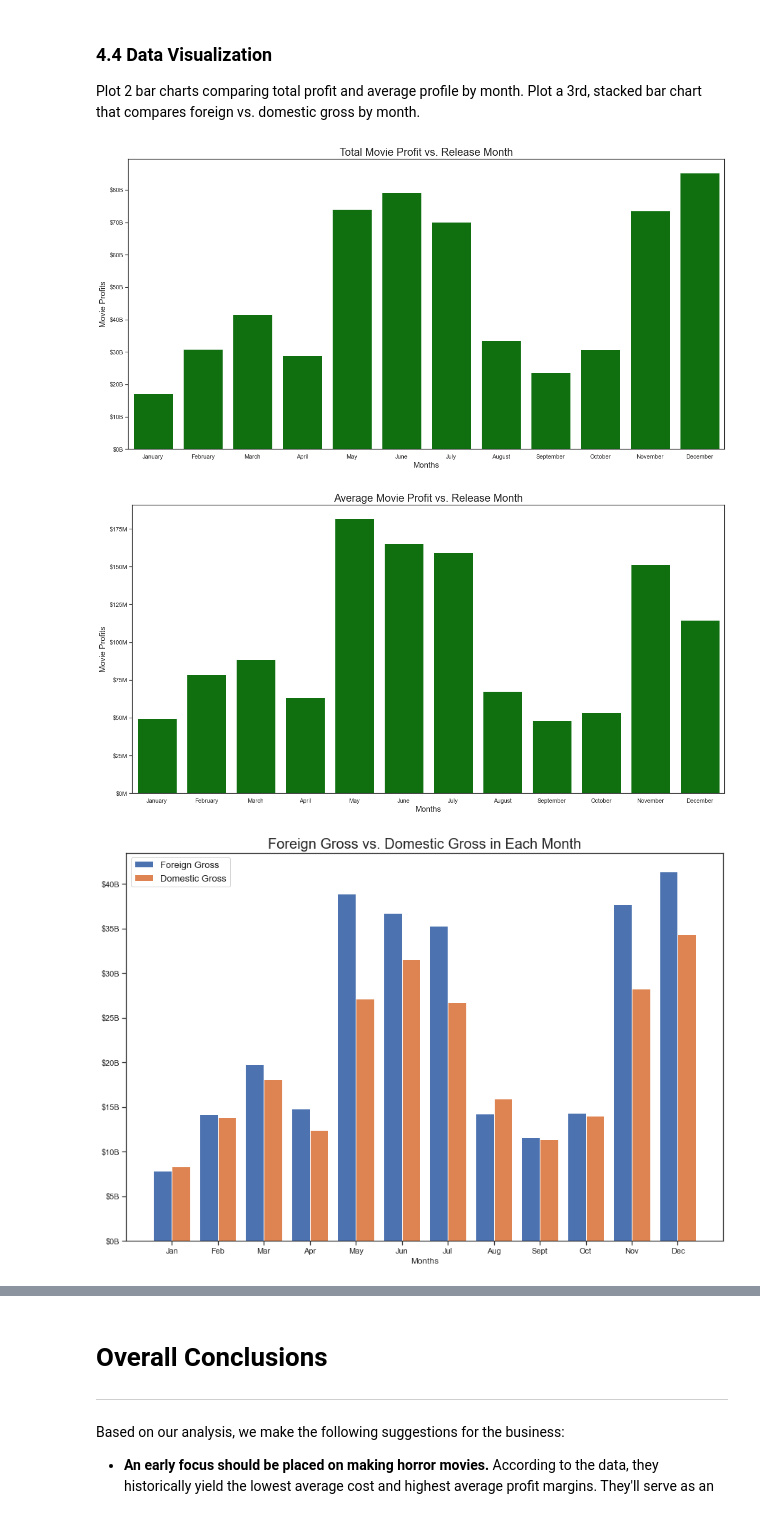
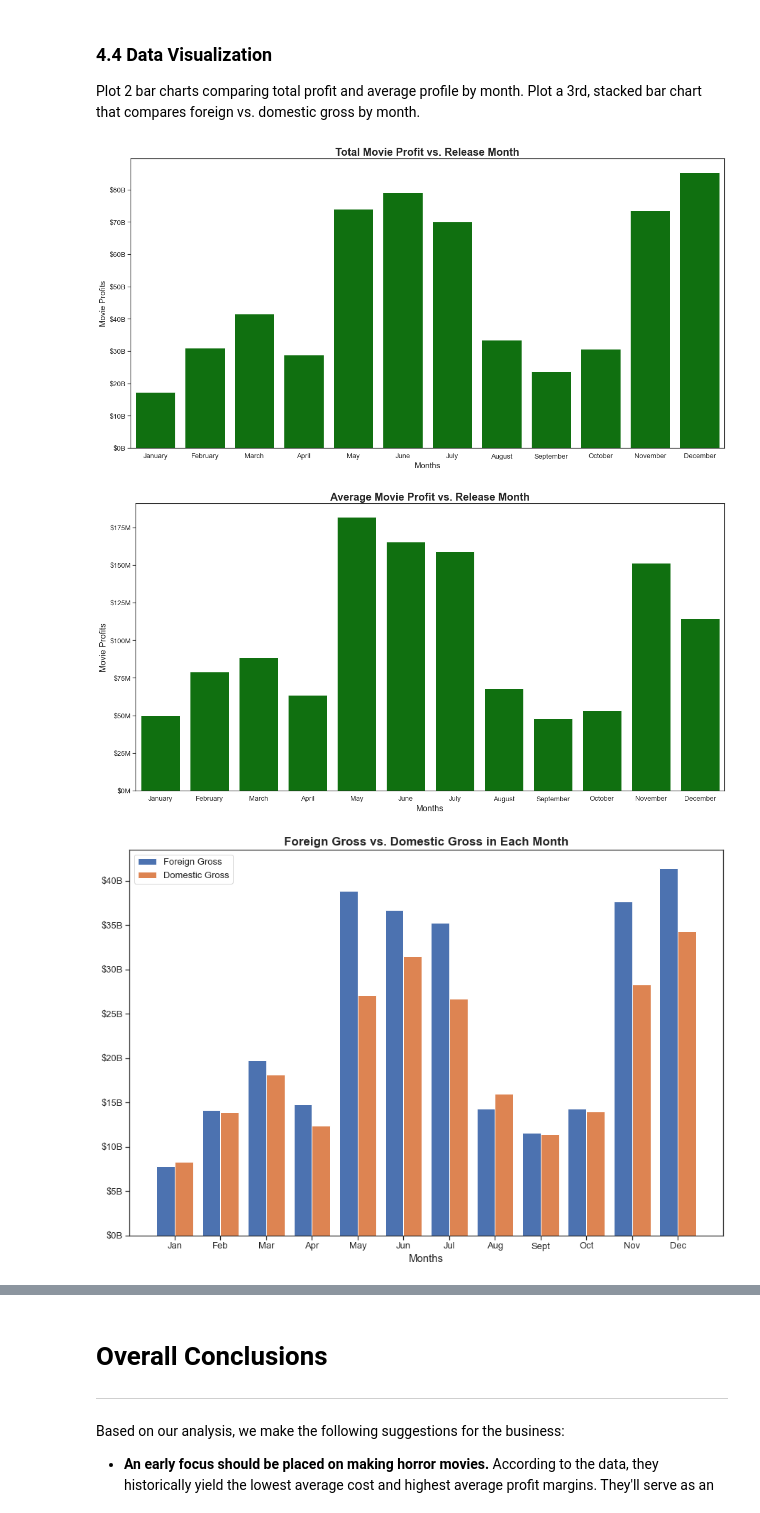
Before and after one commit to sumed-h/microsoft-studio-movie-analysis, a Jupyter notebook: Group_4_Notebook_FINAL.ipynb, the cells around one changed output, grey strips where cells are left out. Drawn from its saved outputs; the diff is of its cells as text; code cells hidden in the pictures.

```diff
--- a/Group_4_Notebook_FINAL.ipynb
+++ b/Group_4_Notebook_FINAL.ipynb
@@ -161,6 +161,8 @@ We plot a bar chart to compare the genre subgroups against each other. A second
 # Plot histogram highlighting Top 50 movies w/ highest GM by genre
 genre_hist = sns.histplot(data=top_50_genres, y='genre_sorted', hue="genre_sorted", legend=False)
 sns.set(rc={'figure.figsize':(12,9)})
+sns.set_style('white')
+plt.rcParams['xtick.bottom'] = True
 plt.xlabel('Number of Movies', size=14)
 plt.ylabel('Genre', size=14)
 plt.title('Top 50 Movies with Highest Profit Margins\n(last 20 years, minimum $1M gross revenue)',
@@ -1273,14 +1273,16 @@ sns.barplot(x = profit_vs_monthsum['release_month'],
             y = profit_vs_monthsum['movie_profit'],
             color = 'green')
 sns.set_style("white")
-plt.title("Total Movie Profit vs. Release Month", fontsize= 20)
+plt.title("Total Movie Profit vs. Release Month", fontsize=20, weight=900)
 plt.ylabel("Movie Profits", fontsize= 15)
 plt.xlabel("Months", fontsize=15)
+plt.xticks(fontsize=13)
+plt.yticks(fontsize=13)
 ax.tick_params(left=True, bottom=False)
 formatter = FuncFormatter(ten_billions)
 ax.yaxis.set_major_formatter(formatter);
 # %% [output]
-[figure, old version]
+[figure, new version]
 # %%
 # Plot average profit vs month (bar chart)
 from matplotlib.ticker import FuncFormatter
@@ -1293,42 +1295,45 @@ sns.barplot(x = profit_vs_monthmean['release_month'],
             y = profit_vs_monthmean['movie_profit'],
             color = 'green')
 sns.set_style("white")
-plt.title("Average Movie Profit vs. Release Month", fontsize= 20)
-plt.ylabel("Movie Profits", fontsize= 15)
-plt.xlabel("Months", fontsize=15)
+plt.title("Average Movie Profit vs. Release Month", fontsize=20, weight=900)
+plt.ylabel("Movie Profits", fontsize=16)
+plt.xlabel("Months", fontsize=16)
+plt.xticks(fontsize=13)
+plt.yticks(fontsize=13)
 ax.tick_params(left=True, bottom=False)
 formatter = FuncFormatter(hun_millions)
 ax.yaxis.set_major_formatter(formatter);
 # %% [output]
-[figure, old version]
+[figure, new version]
 # %%
 # Replace XFG & ZDG & make double bar chart bigger
 # Add units on ylabel
 
 from matplotlib.ticker import FuncFormatter
 
 X = ['Jan','Feb','Mar','Apr', 'May', 'Jun', 'Jul', 'Aug', 'Sept', 'Oct', 'Nov', 'Dec']
 XFG = [7.847130e+09, 1.416291e+10, 1.976838e+10, 1.479670e+10, 3.889701e+10, 3.673696e+10,
        3.530365e+10, 1.428986e+10, 1.160709e+10, 1.434853e+10, 3.769438e+10, 4.141630e+10]
 ZDG = [8.310517e+09, 1.388254e+10, 1.812930e+10, 1.240709e+10, 2.714607e+10, 3.153157e+10,
        2.672034e+10, 1.595543e+10, 1.141289e+10, 1.399466e+10, 2.827605e+10, 3.434511e+10]
 
 bar_fig, ax = plt.subplots(figsize=(15,10))
 X_axis = np.arange(len(X))
 def ten_billions(y, pos):
     return '$%1.0fB' % (y*1e-9)
 plt.bar(X_axis - 0.2, XFG, 0.4, label = 'Foreign Gross')
 plt.bar(X_axis + 0.2, ZDG, 0.4, label = 'Domestic Gross')
 sns.set_style("white")
-plt.xticks(X_axis, X)
+plt.xticks(X_axis, X, fontsize=13)
 ax.tick_params(left=True, bottom=True)
-plt.xlabel("Months")
-plt.title("Foreign Gross vs. Domestic Gross in Each Month", fontsize= 20)
-plt.legend()
+plt.xlabel("Months", fontsize=15)
+plt.title("Foreign Gross vs. Domestic Gross in Each Month", fontsize=17, weight=900)
+plt.legend(fontsize=13)
 formatter = FuncFormatter(ten_billions)
 ax.yaxis.set_major_formatter(formatter)
+plt.yticks(fontsize=13)
 plt.show()
 # %% [output]
-[figure, old version]
+[figure, new version]
 # %% [markdown]
 ### 4.5 Recommendations
```
Also changed, not shown: parts of 17 cells of this notebook, 7 other files.
